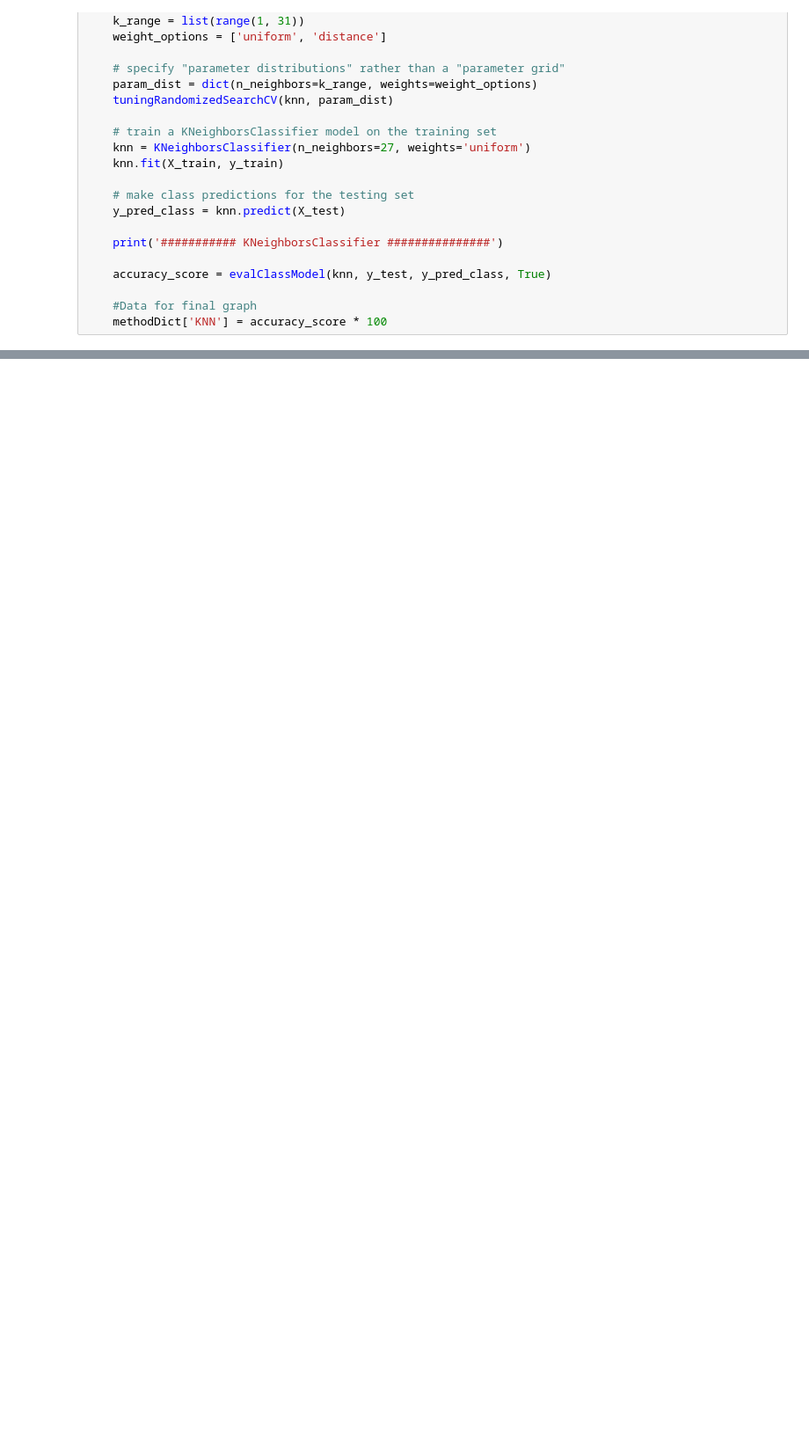
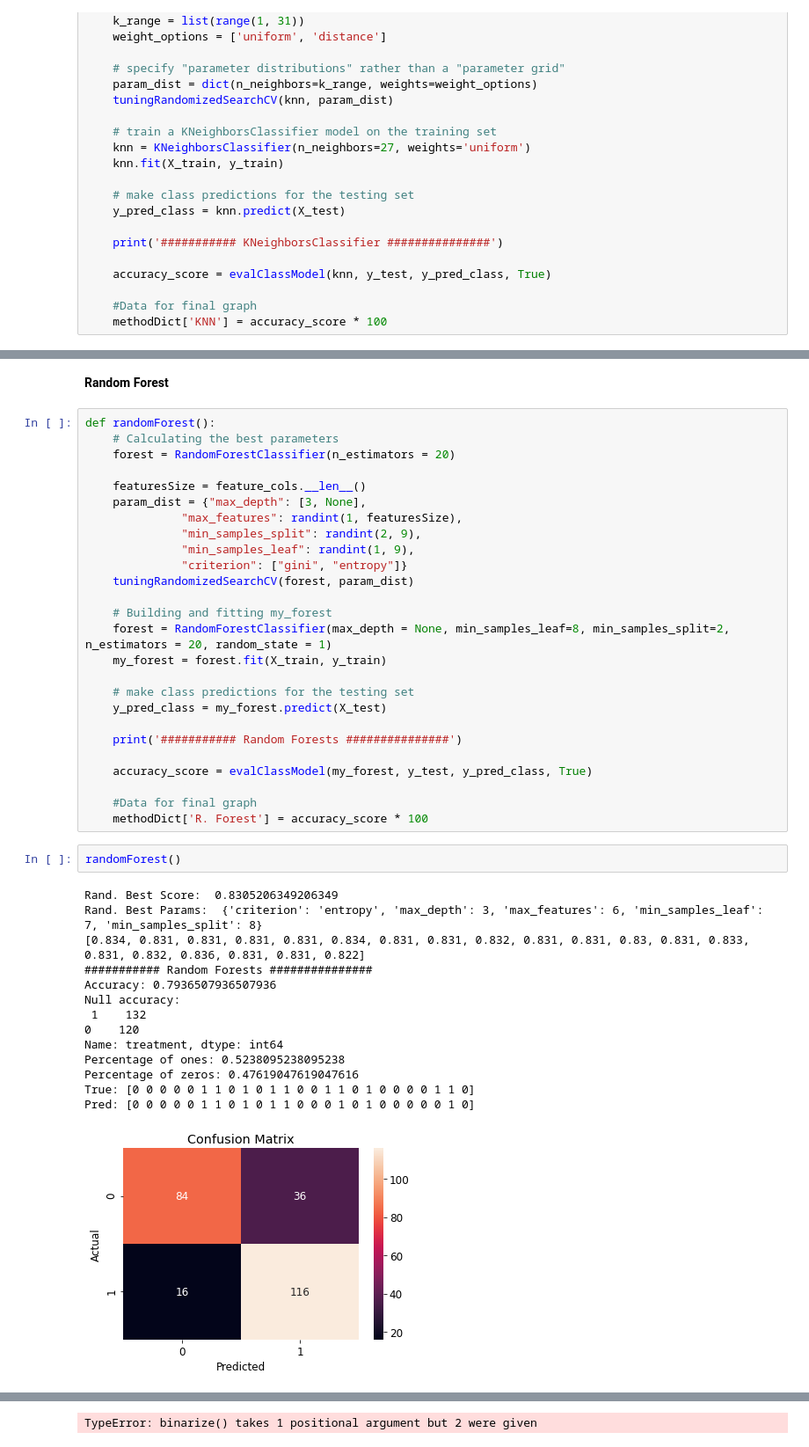
Before and after one commit to gianmarco-tucceri-cimini/Mental-Health-Diagnosis, a Jupyter notebook: 02.train_model.ipynb, the cells around one changed output, grey strips where cells are left out. Shown at 88% size. Saved outputs shown, nothing was run; the diff lists cells and outputs as text; blank space fills up the shorter version.

```diff
--- a/02.train_model.ipynb
+++ b/02.train_model.ipynb
@@ -488,0 +595,45 @@ Knn()
+# %% [markdown]
+**Random Forest**
+# %%
+def randomForest():
+    # Calculating the best parameters
+    forest = RandomForestClassifier(n_estimators = 20)
+
+    featuresSize = feature_cols.__len__()
+    param_dist = {"max_depth": [3, None],
+              "max_features": randint(1, featuresSize),
+              "min_samples_split": randint(2, 9),
+              "min_samples_leaf": randint(1, 9),
+              "criterion": ["gini", "entropy"]}
+    tuningRandomizedSearchCV(forest, param_dist)
+
+    # Building and fitting my_forest
+    forest = RandomForestClassifier(max_depth = None, min_samples_leaf=8, min_samples_split=2, n_estimators = 20, random_state = 1)
+    my_forest = forest.fit(X_train, y_train)
+
+    # make class predictions for the testing set
+    y_pred_class = my_forest.predict(X_test)
+
+    print('########### Random Forests ###############')
+
+    accuracy_score = evalClassModel(my_forest, y_test, y_pred_class, True)
+
+    #Data for final graph
+    methodDict['R. Forest'] = accuracy_score * 100
+# %%
+randomForest()
+# %% [output]
+Rand. Best Score:  0.8305206349206349
+Rand. Best Params:  {'criterion': 'entropy', 'max_depth': 3, 'max_features': 6, 'min_samples_leaf': 7, 'min_samples_split': 8}
+[0.834, 0.831, 0.831, 0.831, 0.831, 0.834, 0.831, 0.831, 0.832, 0.831, 0.831, 0.83, 0.831, 0.833, 0.831, 0.832, 0.836, 0.831, 0.831, 0.822]
+########### Random Forests ###############
+Accuracy: 0.7936507936507936
+Null accuracy:
+ 1    132
+0    120
+Name: treatment, dtype: int64
+Percentage of ones: 0.5238095238095238
+Percentage of zeros: 0.47619047619047616
+True: [0 0 0 0 0 1 1 0 1 0 1 1 0 0 1 1 0 1 0 0 0 0 1 1 0]
+Pred: [0 0 0 0 0 1 1 0 1 0 1 1 0 0 0 1 0 1 0 0 0 0 0 1 0]
+[figure, added]
@@ -488,0 +659 @@ Knn()
+TypeError: binarize() takes 1 positional argument but 2 were given
```
Also changed, not shown: parts of 22 cells of this notebook.
